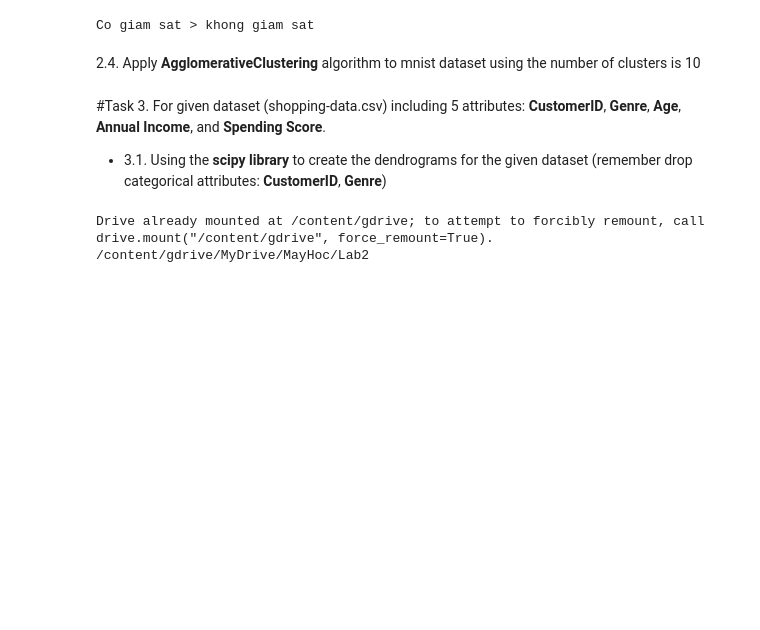
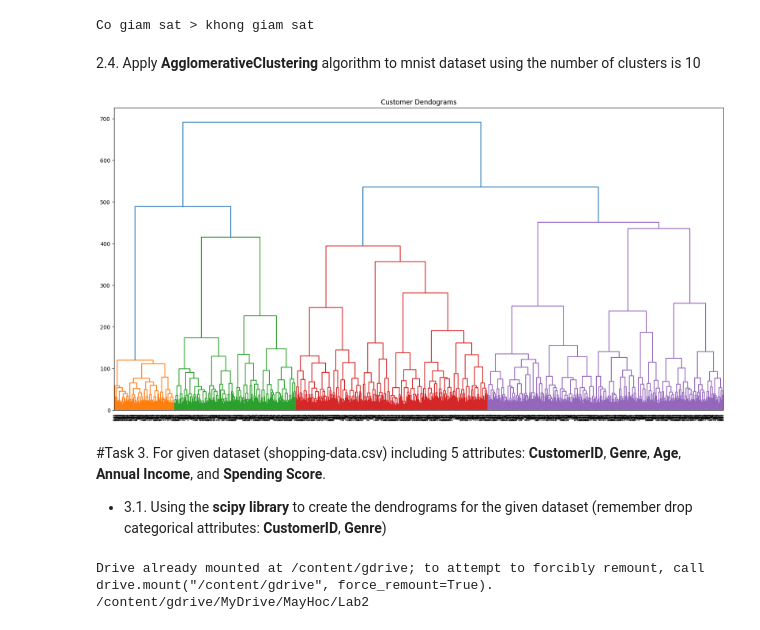
Before and after one commit to NguyenThiPhuongNhi/MayHoc_2022_2023, a Jupyter notebook: Lab_7_20130353_NguyenThiPhuongNhi.ipynb, the cells around one changed output. Cells and saved outputs as stored; diff of their text form; code cells hidden in the pictures; blank space fills up the shorter version.

```diff
--- a/Lab_7_20130353_NguyenThiPhuongNhi.ipynb
+++ b/Lab_7_20130353_NguyenThiPhuongNhi.ipynb
@@ -178,6 +185,12 @@ print("Co giam sat > khong giam sat")
 Co giam sat > khong giam sat
 # %% [markdown]
 2.4. Apply **AgglomerativeClustering** algorithm to mnist dataset using the number of clusters is 10
+# %%
+plt.figure(figsize=(20, 10))
+plt.title("Customer Dendograms")
+dend = shc.dendrogram(shc.linkage(mnist.data, method='ward'))
+# %% [output]
+[figure, added]
 # %% [markdown]
 #Task 3.
 For given dataset (shopping-data.csv) including 5 attributes: **CustomerID**, **Genre**, **Age**, **Annual Income**, and **Spending Score**.
```
Also changed, not shown: parts of 9 cells of this notebook.
